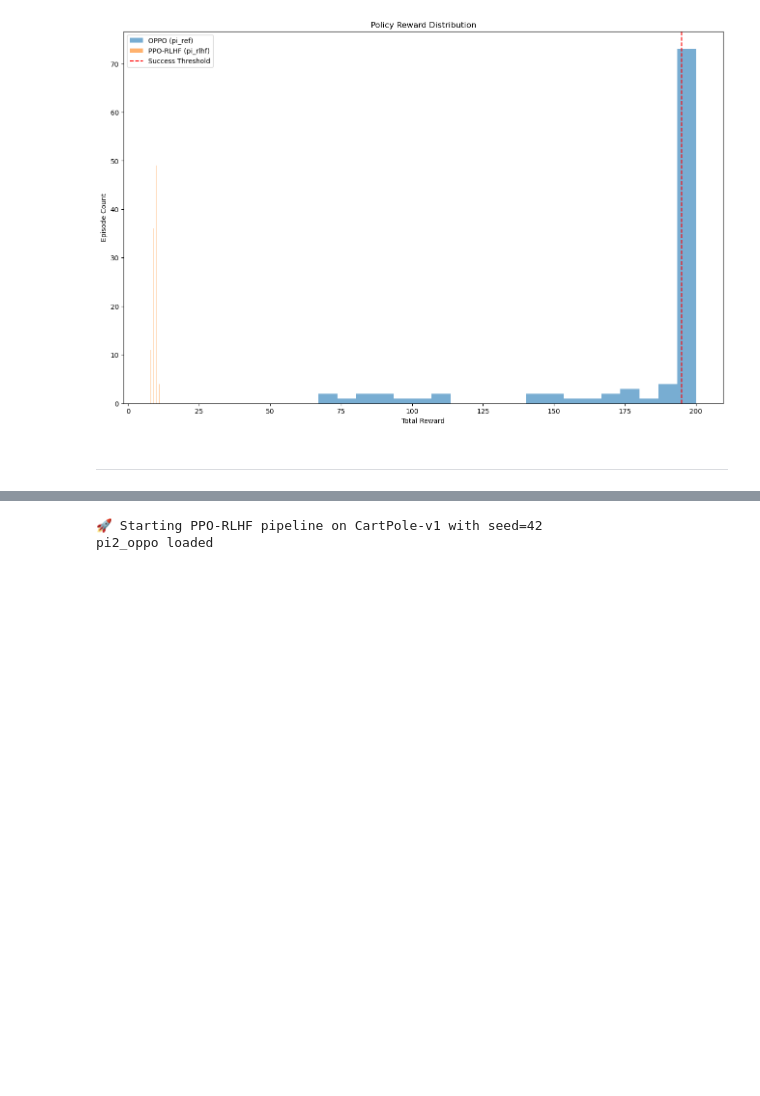
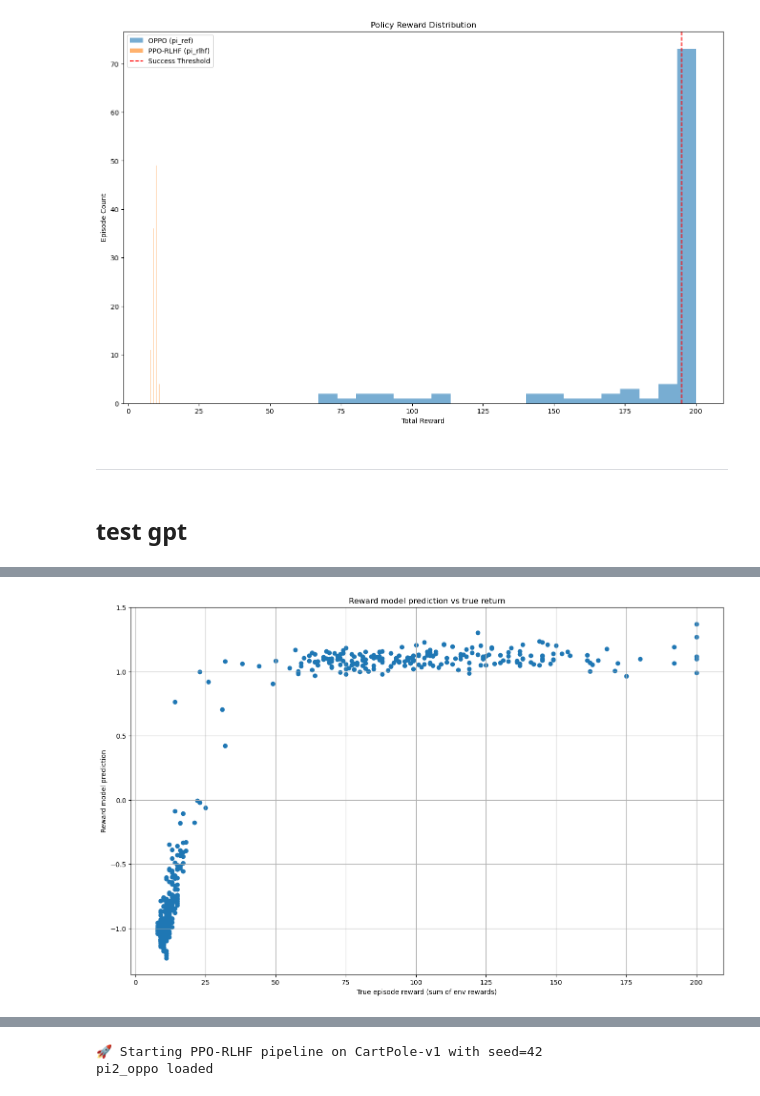
Before and after one commit to yk985/RL-RLHF, a Jupyter notebook: PPO_Fla.ipynb, the cells around one changed output, grey strips where cells are left out. Saved outputs shown, nothing was run; the diff lists cells and outputs as text; code cells hidden in the pictures; blank space fills up the shorter version.

Commit message:
Major cleaaning for env cartpole_v0, notebook completed for OPPO and RLHF part

```diff
--- a/PPO_Fla.ipynb
+++ b/PPO_Fla.ipynb
@@ -249,3 +249,5 @@ PPO-RLHF (pi_rlhf):     avg reward = 9.46, success rate = 0/100
 [figure]
 # %% [markdown]
 ***
+# %% [markdown]
+## test gpt
@@ -251,0 +535,73 @@ PPO-RLHF (pi_rlhf):     avg reward = 9.46, success rate = 0/100
+# %%
+if __name__ == "__main__":
+    device = torch.device("cuda" if torch.cuda.is_available() else "cpu")
+    env_name = 'CartPole-v0'
+    ref = 2
+    env = gym.make(env_name)
+    obs_dim = env.observation_space.shape[0]
+    act_dim = env.action_space.n
+    print(f"env_name: {env_name}, obs_dim: {obs_dim}, act_dim: {act_dim}")
+    # Step 1: Reference policy (OPPO-trained or just initialized here)
+    pi_ref = Policy_v3(state_size= obs_dim, action_size=act_dim).to(device)
+    pi_ref.load_state_dict(torch.load(f"pi{ref}_oppo_{env_name}.pth"))
+
+    pi_poor = Policy_v3(state_size= obs_dim, action_size=act_dim).to(device)
+    # pi_poor.load_state_dict(torch.load(f"pi2_oppo_{env_name}.pth"))
+    # Load the reference policy (either pi1 or pi2, from a previous OPPO run)
+    # pi_ref.load_state_dict(torch.load(f"pi{ref}_oppo_{env_name}.pth"))
+    print(f"pi{ref}_oppo loaded as reference policy")
+
+    # Step 2: Collect trajectories & train reward model
+    # either load the reward model or train it from scratch
+
+    # ref_trajs = collect_trajectories(pi_ref, n_episodes=200)
+    ref_trajs = collect_trajectories_mixed(env_name, pi_poor, pi_ref, good_ratio=0.5, n_episodes=500)
+    print("Trajectories collected")
+    scores = [traj['reward'] for traj in ref_trajs]
+    print("Number of scores:", len(scores))
+    print("Score range:", min(scores), "-", max(scores))
+    reward_model = train_reward_model(ref_trajs, epochs=100)
+    print("Reward model trained")
+    # saving the reward model
+    torch.save(reward_model.state_dict(), f"reward_model_ppo_Fla_{env_name}_pi_{ref}.pth")
+
+
+    raw_preds = [reward_model(encode(t).unsqueeze(0)).item() for t in ref_trajs]
+    mean_pred = np.mean(raw_preds)
+    std_pred = np.std(raw_preds)
+    def normalized_reward(traj):
+        # Convert each state to a tensor
+        state_tensors = [torch.tensor(s, dtype=torch.float32) for s in traj['states']]
+        encoded = torch.stack(state_tensors).mean(dim=0, keepdim=True)
+        raw = reward_model(encoded).item()
+        return (raw - mean_pred) / (std_pred + 1e-8)
+    # ------------------
+    # check the reward model
+    scores = [t['reward'] for t in ref_trajs]
+    preds = [normalized_reward(t) for t in ref_trajs]
+    plt.scatter(scores, preds)
+    plt.xlabel("True episode reward (sum of env rewards)")
+    plt.ylabel("Reward model prediction")
+    plt.title("Reward model prediction vs true return")
+    plt.grid(True)
+    plt.show()
+
+    #-------------
+    # # Load the reward model
+    # reward_model = RewardModel(obs_dim)
+    # reward_model.load_state_dict(torch.load(f"reward_model_ppo_Fla_{env_name}.pth"))
+
+    # Step 3: Train new policy via PPO-RLHF
+    pi_rlhf = Policy_v3(obs_dim, act_dim)
+    train_with_rlhf(env_name, pi_rlhf, reward_model, pi_ref, episodes=1000)
+    print("PPO-RLHF training done")
+
+    # Step 4: Evaluate both
+    r_ref = evaluate_policy_fla(env_name, pi_ref)
+    r_rlhf = evaluate_policy_fla(env_name, pi_rlhf)
+
+    # mean_rlhf, std_rlhf = evaluate_policy(lambda x: pi_rlhf(x)[0])
+
+    print(f"Reference Policy: Mean Score = {np.mean(r_ref):.2f} ± {np.std(r_ref):.2f}")
+    print(f"RLHF Policy:     Mean Score = {np.mean(r_rlhf):.2f} ± {np.std(r_rlhf):.2f}")
+# %% [output]
@@ -251,0 +624 @@ PPO-RLHF (pi_rlhf):     avg reward = 9.46, success rate = 0/100
+[figure, added]
```
Also changed, not shown: parts of 4 cells of this notebook, 7 other files.
